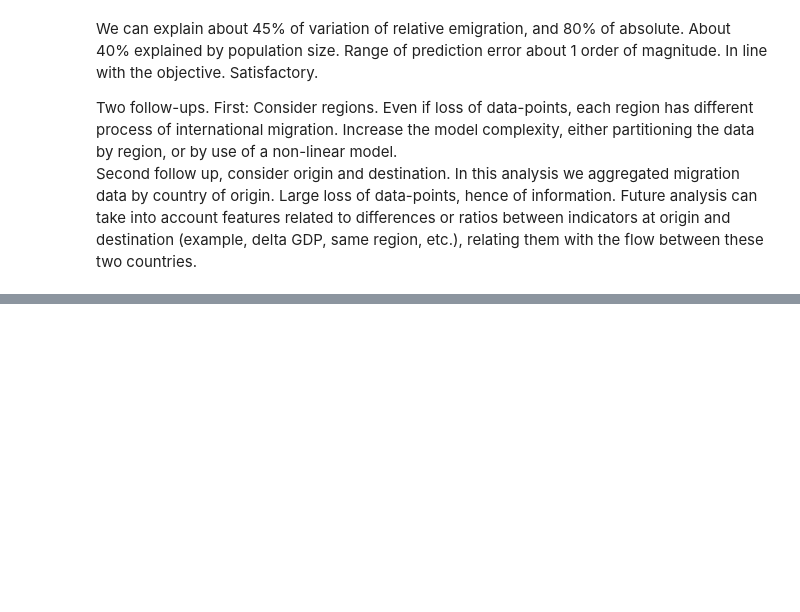
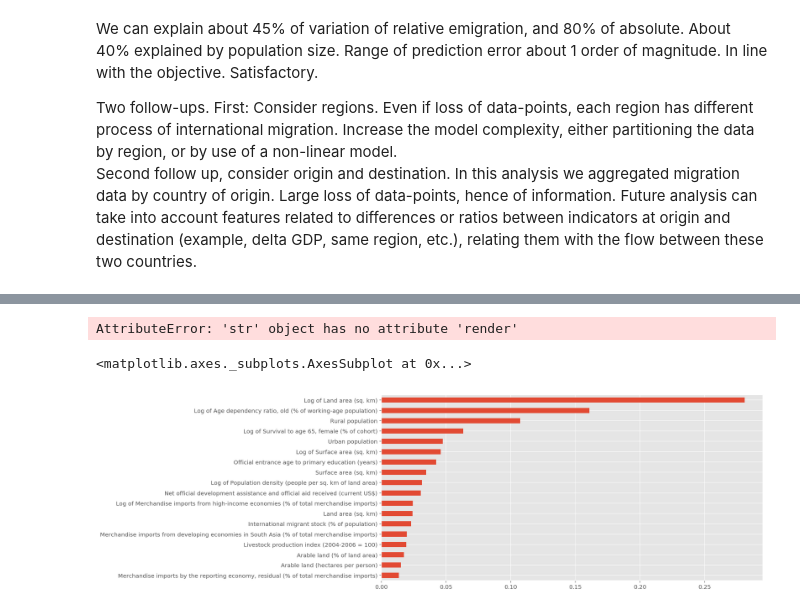
Before and after one commit to luciofaso/migration_analysis, a Jupyter notebook: EmigrationModel.ipynb, the cells around one changed output, grey strips where cells are left out. Saved outputs shown, nothing was run; the diff lists cells and outputs as text; code cells hidden in the pictures; blank space fills up the shorter version.

```diff
--- a/EmigrationModel.ipynb
+++ b/EmigrationModel.ipynb
@@ -285,3 +285,7 @@ Range of prediction error about 1 order of magnitude. In line with the objective
 
 Two follow-ups. First: Consider regions. Even if loss of data-points, each region has different process of international migration. Increase the model complexity, either partitioning the data by region, or by use of a non-linear model. <br>
 Second follow up, consider origin and destination. In this analysis we aggregated migration data by country of origin. Large loss of data-points, hence of information. Future analysis can take into account features related to differences or ratios between indicators at origin and destination (example, delta GDP, same region, etc.), relating them with the flow between these two countries.
+# %%
+from sklearn.tree import DecisionTreeRegressor
+
+tree_model = DecisionTreeRegressor(max_depth=5, min_samples_split=30).fit(X_train, y_train)
@@ -287,0 +305,12 @@ Second follow up, consider origin and destination. In this analysis we aggregate
+# %%
+tree_graph.render('tree', view=True)
+# %% [output]
+AttributeError: 'str' object has no attribute 'render'
+# %%
+feat_importance = pd.Series(tree_model.feature_importances_,index = input_names)
+feat_importance = feat_importance[feat_importance>0].sort_values()
+# %%
+feat_importance.plot(kind='barh')
+# %% [output]
+<matplotlib.axes._subplots.AxesSubplot at 0x...>
+[figure, added]
```
Also changed, not shown: parts of 16 cells of this notebook, 1 other file.
